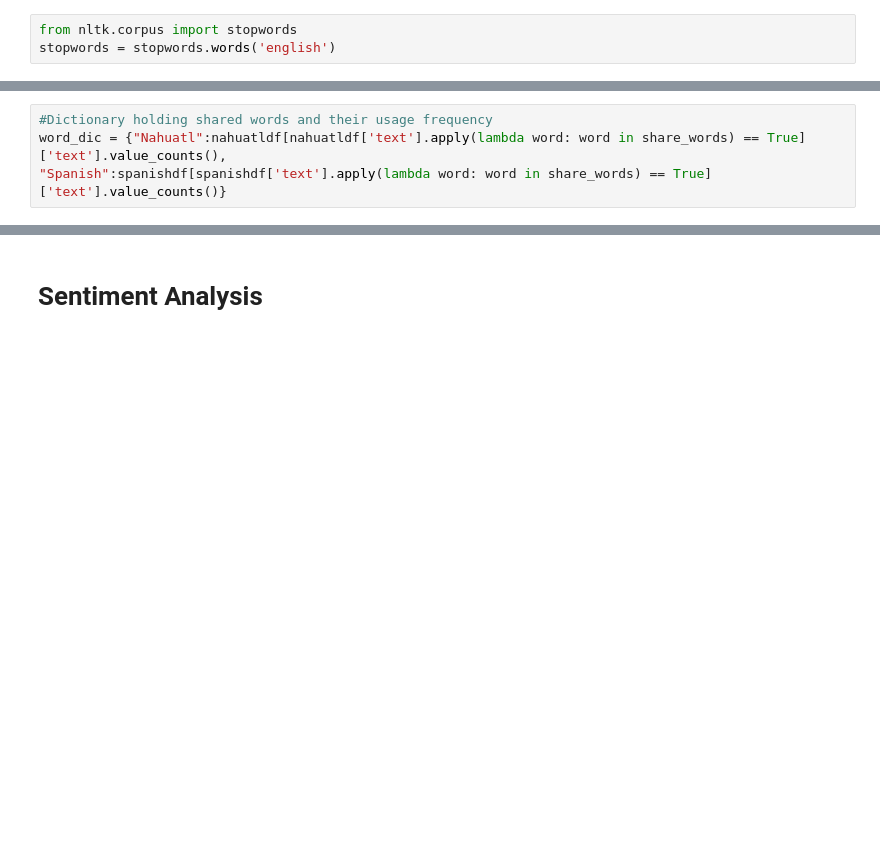
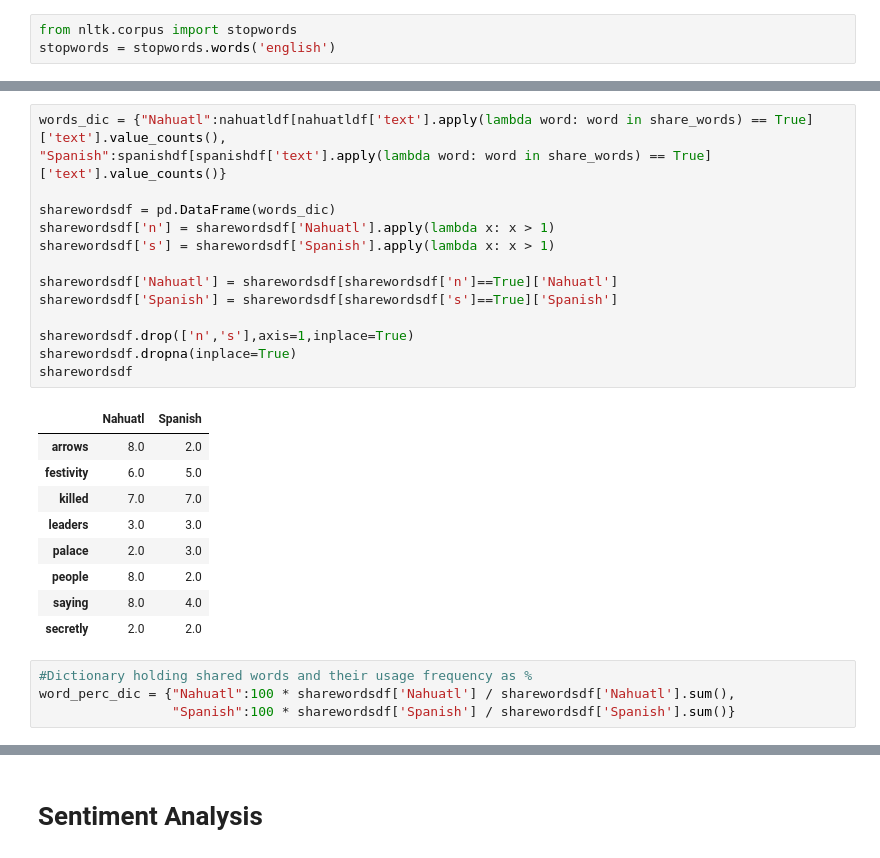
Before and after one commit to ethandmd/flodex, a Jupyter notebook: flodex.ipynb, the cells around one changed output, grey strips where cells are left out. Cells and saved outputs as stored; diff of their text form; blank space fills up the shorter version.

```diff
--- a/flodex.ipynb
+++ b/flodex.ipynb
@@ -380,6 +385,30 @@ Name: text, Length: 63, dtype: int64
 # %%
-#Dictionary holding shared words and their usage frequency
-word_dic = {"Nahuatl":nahuatldf[nahuatldf['text'].apply(lambda word: word in share_words) == True]['text'].value_counts(),
+words_dic = {"Nahuatl":nahuatldf[nahuatldf['text'].apply(lambda word: word in share_words) == True]['text'].value_counts(),
 "Spanish":spanishdf[spanishdf['text'].apply(lambda word: word in share_words) == True]['text'].value_counts()}
+
+sharewordsdf = pd.DataFrame(words_dic)
+sharewordsdf['n'] = sharewordsdf['Nahuatl'].apply(lambda x: x > 1)
+sharewordsdf['s'] = sharewordsdf['Spanish'].apply(lambda x: x > 1)
+
+sharewordsdf['Nahuatl'] = sharewordsdf[sharewordsdf['n']==True]['Nahuatl']
+sharewordsdf['Spanish'] = sharewordsdf[sharewordsdf['s']==True]['Spanish']
+
+sharewordsdf.drop(['n','s'],axis=1,inplace=True)
+sharewordsdf.dropna(inplace=True)
+sharewordsdf
+# %% [output]
+|  | Nahuatl | Spanish |
+| arrows | 8.0 | 2.0 |
+| festivity | 6.0 | 5.0 |
+| killed | 7.0 | 7.0 |
+| leaders | 3.0 | 3.0 |
+| palace | 2.0 | 3.0 |
+| people | 8.0 | 2.0 |
+| saying | 8.0 | 4.0 |
+| secretly | 2.0 | 2.0 |
+# %%
+#Dictionary holding shared words and their usage frequency as %
+word_perc_dic = {"Nahuatl":100 * sharewordsdf['Nahuatl'] / sharewordsdf['Nahuatl'].sum(),
+                 "Spanish":100 * sharewordsdf['Spanish'] / sharewordsdf['Spanish'].sum()}
 # %%
 #Create dataframe and plot shared words and their usage frequency
```
Also changed, not shown: parts of 17 cells of this notebook.
